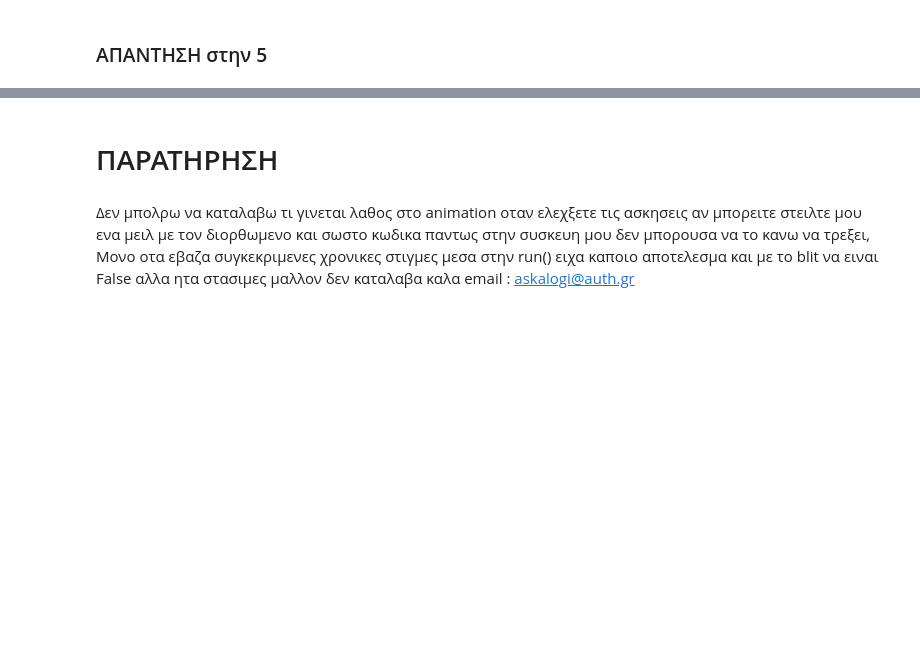
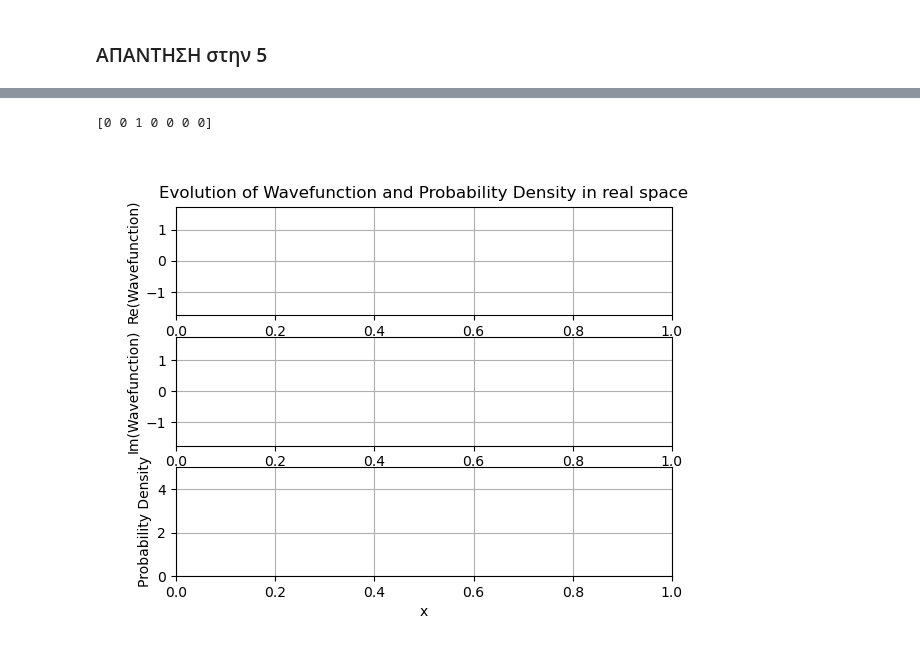
Before and after one commit to Askalogi/pqm_course, a Jupyter notebook: askhseis_asterioskalogirou/1_Ασκηση_Αξιολόγησης.ipynb, the cells around one changed output, grey strips where cells are left out. Drawn from its saved outputs; the diff is of its cells as text; code cells hidden in the pictures; blank space fills up the shorter version.

```diff
--- a/askhseis_asterioskalogirou/1_Ασκηση_Αξιολόγησης.ipynb
+++ b/askhseis_asterioskalogirou/1_Ασκηση_Αξιολόγησης.ipynb
@@ -273,6 +267,66 @@ SyntaxError: invalid syntax (2822518493.py, line 1)
-# %% [markdown]
-# ΠΑΡΑΤΗΡΗΣΗ
-# %% [markdown]
-Δεν μπολρω να καταλαβω τι γινεται λαθος στο animation οταν ελεχξετε τις ασκησεις αν μπορειτε στειλτε μου ενα μειλ με τον διορθωμενο και σωστο κωδικα παντως στην συσκευη μου δεν μπορουσα να το κανω να τρεξει,
-Μονο οτα εβαζα συγκεκριμενες χρονικες στιγμες μεσα στην run() ειχα καποιο αποτελεσμα και με το blit να ειναι False αλλα ητα στασιμες μαλλον δεν καταλαβα καλα
-email : askalogi@auth.gr
+# %%
+#Η array των coefficients μας λεει τη ποσοστό της κάθε ιδοσυνάρτησης βρίσκεται στην υπέρθεση
+cn = np.array([0, 0, 1, 0, 0, 0, 0])
+print(cn)
+
+
+# δημιουργήστε ένα σχήμα με τρια subplots
+fig, (ax1, ax2, ax3) = plt.subplots(3,1)
+
+# αρχικοποιήστε τρία αντικείμενα γραμμής (ένα σε κάθε άξονα)
+line1, = ax1.plot([], [], lw=2)
+line2, = ax2.plot([], [], lw=2, color='g')
+line3, = ax3.plot([], [], lw=2, color='r')
+line = [line1, line2, line3]
+
+# οι ίδιες αρχικοποιήσεις αξόνων με πριν (απλά τώρα το κάνουμε και για τους δύο)
+ax1.set_ylim(-1.75, 1.75)
+ax1.set_xlim(0, 1)
+ax1.grid()
+ax1.set_ylabel("Re(Wavefunction)")
+ax1.set_title("Evolution of Wavefunction and Probability Density in real space")
+
+ax2.set_ylim(-1.75, 1.75)
+ax2.set_xlim(0, 1)
+ax2.grid()
+ax2.set_ylabel("Im(Wavefunction)")
+
+ax3.set_ylim(0, 5)
+ax3.set_xlim(0, 1)
+ax3.grid()
+ax3.set_xlabel("x")
+ax3.set_ylabel("Probability Density")
+
+time_text = ax1.text(0.05, 0.95,'',horizontalalignment='left',verticalalignment='top', transform=ax1.transAxes)
+norm_text = ax1.text(0.05, 0.85,'',horizontalalignment='left',verticalalignment='top', transform=ax1.transAxes)
+time_per_frame = 0.001 # Θα μπορούσατε να το αλλάξετε για να κάνετε την κινούμενη εικόνα πιο γρήγορη ή πιο αργή
+
+def run_init():
+    line[0].set_data([], [])
+    line[1].set_data([], [])
+    line[2].set_data([], [])
+    return line
+
+def run(i):
+    wf = wavefunction(x, time_per_frame*i, cn)
+
+    y1data = np.real(wf)
+    y2data = np.imag(wf)
+    y3data = np.abs(wf)**2
+
+    # ενημερώνουμε τα δεδομένα των τριών αντικειμένων γραμμής
+    line[0].set_data(x, y1data)
+    line[1].set_data(x, y2data)
+    line[2].set_data(x, y3data)
+    # Εμφάνιση της τρέχουσας χρονικής στιγμής των κινουμένων σχεδίων
+    time_text.set_text('tau = %.2f' % (i*time_per_frame))
+    norm_text.set_text('norm = %.2f' % (norm(spacing,wf)))
+
+    return line, norm_text, time_text
+
+ani = animation.FuncAnimation(fig, run, init_func=run_init,
+                               frames=1000, interval=20, blit=True)
+plt.show()
+# %% [output]
+[0 0 1 0 0 0 0]
+[figure, added]
```
Also changed, not shown: parts of 4 cells of this notebook.
